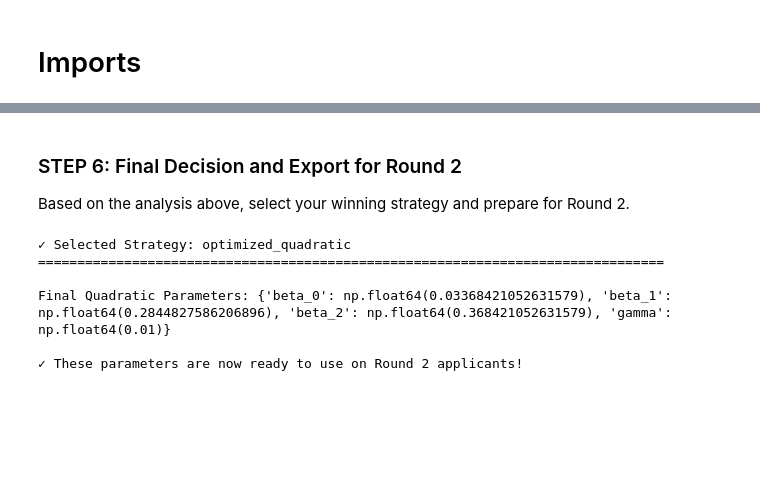
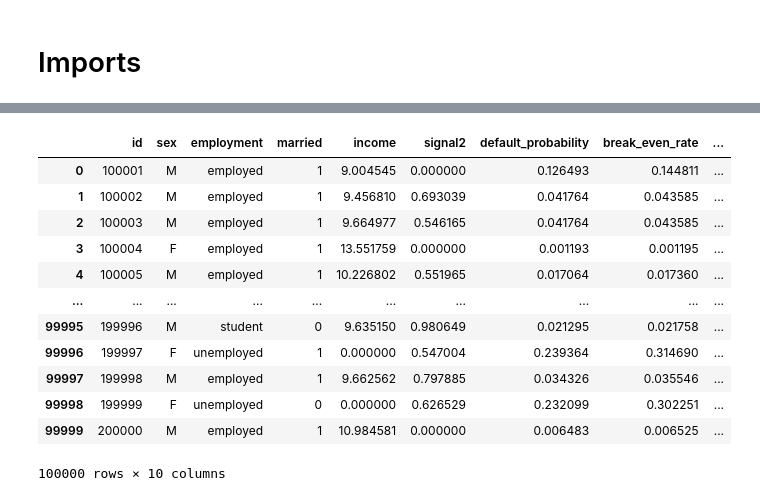
Before and after one commit to auggy-ntn/finance-lending-game, a Jupyter notebook: notebooks/predict_rates.ipynb, the cells around one changed output, grey strips where cells are left out. Saved outputs shown, nothing was run; the diff lists cells and outputs as text; code cells hidden in the pictures; blank space fills up the shorter version.

```diff
--- a/notebooks/predict_rates.ipynb
+++ b/notebooks/predict_rates.ipynb
@@ -776,40 +74,16 @@ Choose strategy that:
-# %% [markdown]
-### STEP 6: Final Decision and Export for Round 2
-
-Based on the analysis above, select your winning strategy and prepare for Round 2.
-# %%
-CHOSEN_STRATEGY = "optimized_quadratic"
-# Options: "optimized_linear", "optimized_quadratic", "risk_tiered"
-
-print(f"✓ Selected Strategy: {CHOSEN_STRATEGY}")
-print("=" * 80)
-
-
-if CHOSEN_STRATEGY == "optimized_linear":
-    final_params = {"strategy_type": "linear", "parameters": best_linear_opt}
-    print(f"\nFinal Linear Parameters: {best_linear_opt}")
-
-elif CHOSEN_STRATEGY == "optimized_quadratic":
-    final_params = {"strategy_type": "quadratic", "parameters": best_quadratic_fine}
-    print(f"\nFinal Quadratic Parameters: {best_quadratic_fine}")
-
-elif CHOSEN_STRATEGY == "risk_tiered":
-    final_params = {
-        "strategy_type": "risk_tiered",
-        "parameters": {
-            "low_risk_markup": 0.05,
-            "medium_risk_markup": 0.12,
-            "high_risk_markup": 0.25,
-            "low_threshold": 0.15,
-            "high_threshold": 0.35,
-            "min_delta": 0.05,
-        },
-    }
-    print(f"\nFinal Risk-Tiered Parameters: {final_params['parameters']}")
-# %% [output]
-✓ Selected Strategy: optimized_quadratic
-================================================================================
-
-Final Quadratic Parameters: {'beta_0': np.float64(0.03368421052631579), 'beta_1': np.float64(0.2844827586206896), 'beta_2': np.float64(0.368421052631579), 'gamma': np.float64(0.01)}
-
-✓ These parameters are now ready to use on Round 2 applicants!
+# %%
+data_to_predict_with_rates
+# %% [output]
+|  | id | sex | employment | married | income | signal2 | default_probability | break_even_rate | ... |
+| 0 | 100001 | M | employed | 1 | 9.004545 | 0.000000 | 0.126493 | 0.144811 | ... |
+| 1 | 100002 | M | employed | 1 | 9.456810 | 0.693039 | 0.041764 | 0.043585 | ... |
+| 2 | 100003 | M | employed | 1 | 9.664977 | 0.546165 | 0.041764 | 0.043585 | ... |
+| 3 | 100004 | F | employed | 1 | 13.551759 | 0.000000 | 0.001193 | 0.001195 | ... |
+| 4 | 100005 | M | employed | 1 | 10.226802 | 0.551965 | 0.017064 | 0.017360 | ... |
+| ... | ... | ... | ... | ... | ... | ... | ... | ... | ... |
+| 99995 | 199996 | M | student | 0 | 9.635150 | 0.980649 | 0.021295 | 0.021758 | ... |
+| 99996 | 199997 | F | unemployed | 1 | 0.000000 | 0.547004 | 0.239364 | 0.314690 | ... |
+| 99997 | 199998 | M | employed | 1 | 9.662562 | 0.797885 | 0.034326 | 0.035546 | ... |
+| 99998 | 199999 | F | unemployed | 0 | 0.000000 | 0.626529 | 0.232099 | 0.302251 | ... |
+| 99999 | 200000 | M | employed | 1 | 10.984581 | 0.000000 | 0.006483 | 0.006525 | ... |
+100000 rows × 10 columns
```
Also changed, not shown: parts of 44 cells of this notebook, 5 other files.
